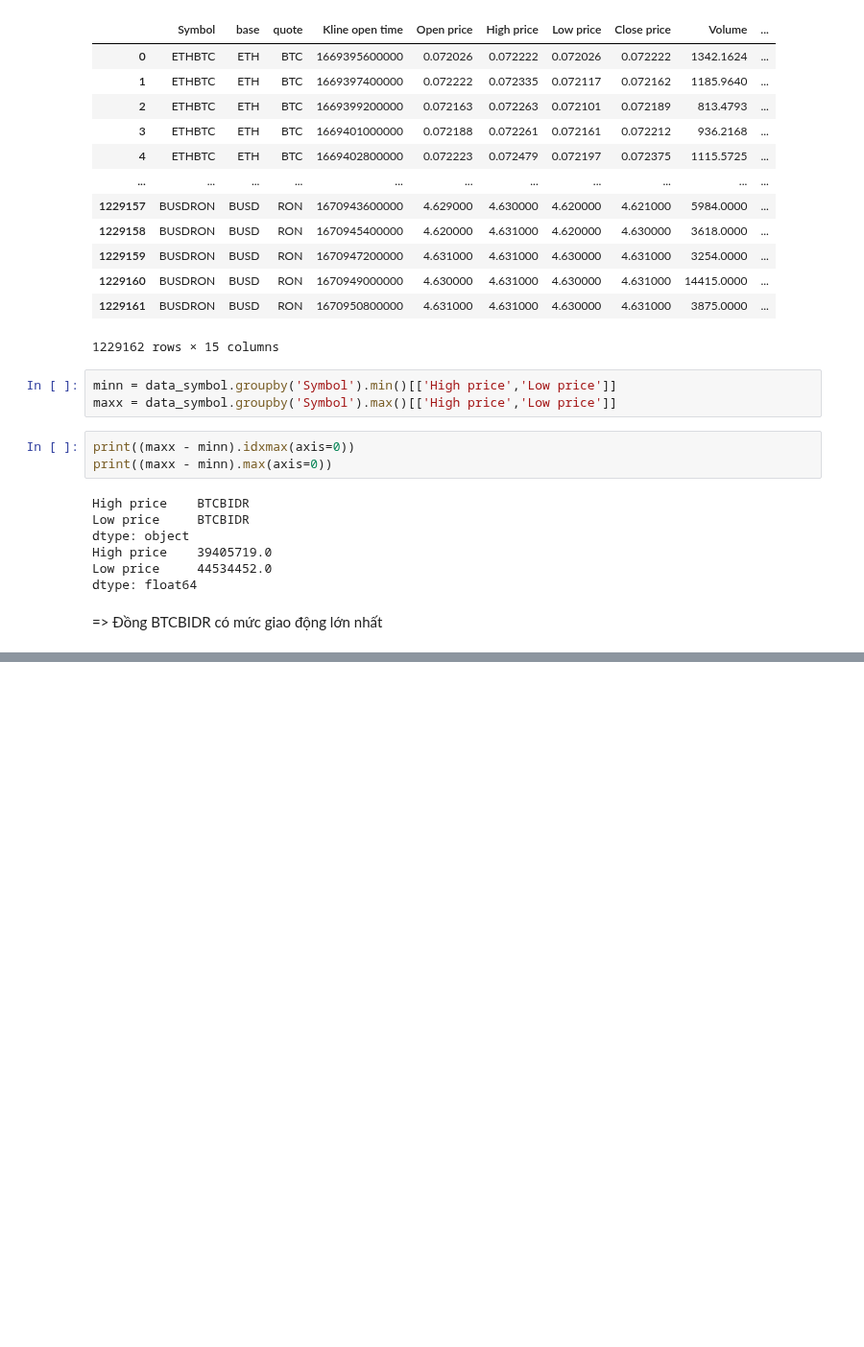
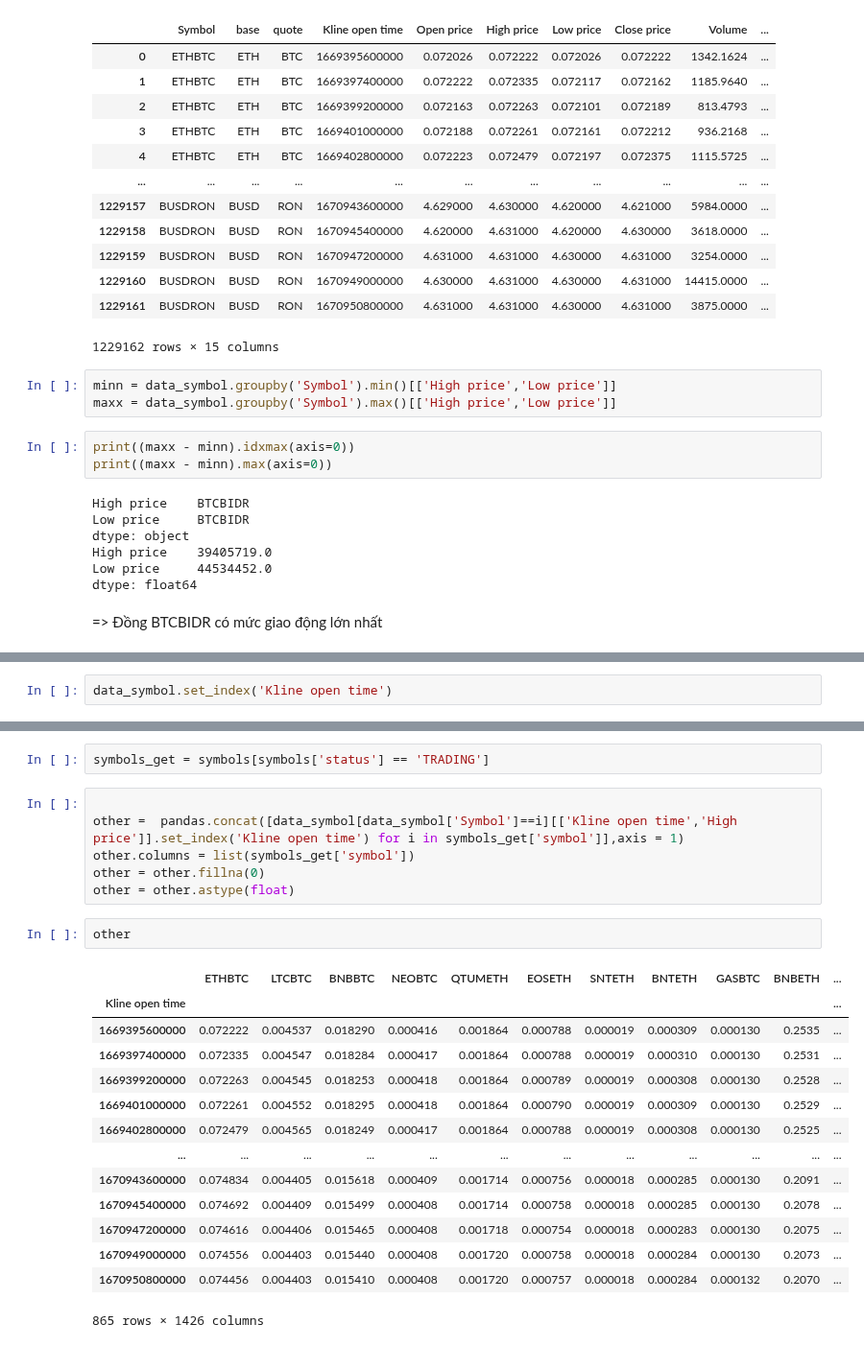
Before and after one commit to nhatruong1009/CryptoPrediction, a Jupyter notebook: src/up_down_trend.ipynb, the cells around one changed output, grey strips where cells are left out. Shown at 96% size. Cells and saved outputs as stored; diff of their text form; blank space fills up the shorter version.

Commit message:
CRY-29 | Do symbols affect each other

```diff
--- a/src/up_down_trend.ipynb
+++ b/src/up_down_trend.ipynb
@@ -126,0 +129,2 @@ dtype: float64
+# %%
+data_symbol.set_index('Kline open time')
@@ -126,0 +146,25 @@ dtype: float64
+# %%
+symbols_get = symbols[symbols['status'] == 'TRADING']
+# %%
+
+other =  pandas.concat([data_symbol[data_symbol['Symbol']==i][['Kline open time','High price']].set_index('Kline open time') for i in symbols_get['symbol']],axis = 1)
+other.columns = list(symbols_get['symbol'])
+other = other.fillna(0)
+other = other.astype(float)
+# %%
+other
+# %% [output]
+|  | ETHBTC | LTCBTC | BNBBTC | NEOBTC | QTUMETH | EOSETH | SNTETH | BNTETH | GASBTC | BNBETH | ... |
+| Kline open time |  |  |  |  |  |  |  |  |  |  | ... |
+| 1669395600000 | 0.072222 | 0.004537 | 0.018290 | 0.000416 | 0.001864 | 0.000788 | 0.000019 | 0.000309 | 0.000130 | 0.2535 | ... |
+| 1669397400000 | 0.072335 | 0.004547 | 0.018284 | 0.000417 | 0.001864 | 0.000788 | 0.000019 | 0.000310 | 0.000130 | 0.2531 | ... |
+| 1669399200000 | 0.072263 | 0.004545 | 0.018253 | 0.000418 | 0.001864 | 0.000789 | 0.000019 | 0.000308 | 0.000130 | 0.2528 | ... |
+| 1669401000000 | 0.072261 | 0.004552 | 0.018295 | 0.000418 | 0.001864 | 0.000790 | 0.000019 | 0.000309 | 0.000130 | 0.2529 | ... |
+| 1669402800000 | 0.072479 | 0.004565 | 0.018249 | 0.000417 | 0.001864 | 0.000788 | 0.000019 | 0.000308 | 0.000130 | 0.2525 | ... |
+| ... | ... | ... | ... | ... | ... | ... | ... | ... | ... | ... | ... |
+| 1670943600000 | 0.074834 | 0.004405 | 0.015618 | 0.000409 | 0.001714 | 0.000756 | 0.000018 | 0.000285 | 0.000130 | 0.2091 | ... |
+| 1670945400000 | 0.074692 | 0.004409 | 0.015499 | 0.000408 | 0.001714 | 0.000758 | 0.000018 | 0.000285 | 0.000130 | 0.2078 | ... |
+| 1670947200000 | 0.074616 | 0.004406 | 0.015465 | 0.000408 | 0.001718 | 0.000754 | 0.000018 | 0.000283 | 0.000130 | 0.2075 | ... |
+| 1670949000000 | 0.074556 | 0.004403 | 0.015440 | 0.000408 | 0.001720 | 0.000758 | 0.000018 | 0.000284 | 0.000130 | 0.2073 | ... |
+| 1670950800000 | 0.074456 | 0.004403 | 0.015410 | 0.000408 | 0.001720 | 0.000757 | 0.000018 | 0.000284 | 0.000132 | 0.2070 | ... |
+865 rows × 1426 columns
```
Also changed, not shown: parts of 9 cells of this notebook.
